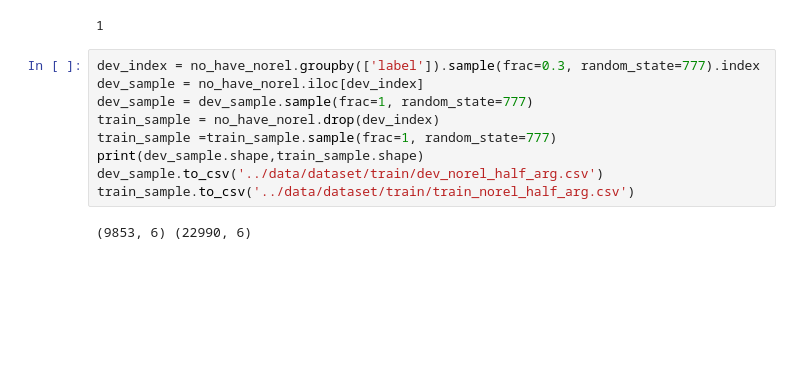
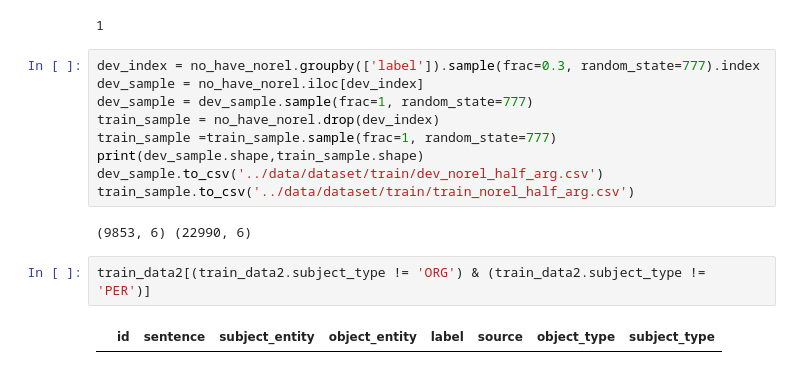
Before and after one commit to SangGank/bc_project2, a Jupyter notebook: dataAnalysis/makesample.ipynb, the cells around one changed output. Saved outputs shown, nothing was run; the diff lists cells and outputs as text; blank space fills up the shorter version.

```diff
--- a/dataAnalysis/makesample.ipynb
+++ b/dataAnalysis/makesample.ipynb
@@ -532,3 +532,7 @@ dev_sample.to_csv('../data/dataset/train/dev_norel_half_arg.csv')
 train_sample.to_csv('../data/dataset/train/train_norel_half_arg.csv')
 # %% [output]
 (9853, 6) (22990, 6)
+# %%
+train_data2[(train_data2.subject_type != 'ORG') & (train_data2.subject_type != 'PER')]
+# %% [output]
+|  | id | sentence | subject_entity | object_entity | label | source | object_type | subject_type |
```
Also changed, not shown: 1 other file.
